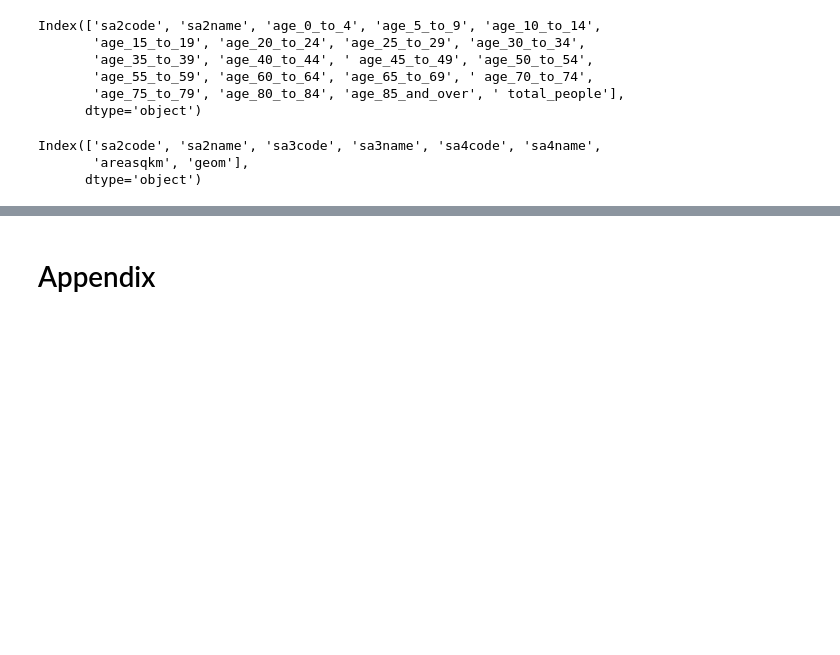
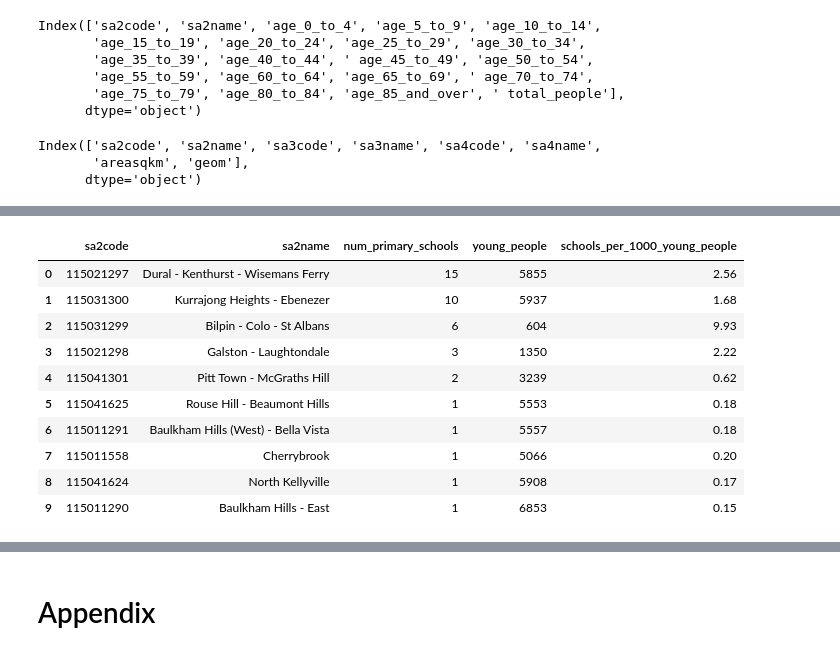
Before and after one commit to chloexnguyen/DATA2901_GreaterSydneyAssignment, a Jupyter notebook: DATA2901_workflow.ipynb, the cells around one changed output, grey strips where cells are left out. Saved outputs shown, nothing was run; the diff lists cells and outputs as text; code cells hidden in the pictures; blank space fills up the shorter version.

```diff
--- a/DATA2901_workflow.ipynb
+++ b/DATA2901_workflow.ipynb
@@ -627,0 +621,34 @@ conn.commit()
+# %%
+conn.rollback()
+sql ="""WITH sa2_bboxes AS (
+    SELECT sa2code, sa2name,
+           ST_MakeEnvelope(
+               ST_XMin(ST_Extent(geom)), ST_YMin(ST_Extent(geom)),
+               ST_XMax(ST_Extent(geom)), ST_YMax(ST_Extent(geom)), 4283
+           ) AS bbox
+    FROM sa2_regions
+    WHERE sa4name = 'Sydney - Baulkham Hills and Hawkesbury'
+    GROUP BY sa2code, sa2name
+)
+SELECT s.sa2code, s.sa2name,
+       COUNT(c.use_desc) AS num_primary_schools,
+       p.young_people,
+       ROUND((COUNT(c.use_desc) * 1000.0) / p.young_people, 2) AS schools_per_1000_young_people
+FROM catchments_primary c
+JOIN sa2_bboxes s ON ST_Within(c.geom, s.bbox)
+JOIN population p ON s.sa2code::BIGINT = p.sa2code
+GROUP BY s.sa2code, s.sa2name, p.young_people
+ORDER BY num_primary_schools DESC;"""
+query(conn,sql)
+# %% [output]
+|  | sa2code | sa2name | num_primary_schools | young_people | schools_per_1000_young_people |
+| 0 | 115021297 | Dural - Kenthurst - Wisemans Ferry | 15 | 5855 | 2.56 |
+| 1 | 115031300 | Kurrajong Heights - Ebenezer | 10 | 5937 | 1.68 |
+| 2 | 115031299 | Bilpin - Colo - St Albans | 6 | 604 | 9.93 |
+| 3 | 115021298 | Galston - Laughtondale | 3 | 1350 | 2.22 |
+| 4 | 115041301 | Pitt Town - McGraths Hill | 2 | 3239 | 0.62 |
+| 5 | 115041625 | Rouse Hill - Beaumont Hills | 1 | 5553 | 0.18 |
+| 6 | 115011291 | Baulkham Hills (West) - Bella Vista | 1 | 5557 | 0.18 |
+| 7 | 115011558 | Cherrybrook | 1 | 5066 | 0.20 |
+| 8 | 115041624 | North Kellyville | 1 | 5908 | 0.17 |
+| 9 | 115011290 | Baulkham Hills - East | 1 | 6853 | 0.15 |
```
Also changed, not shown: parts of 9 cells of this notebook.
